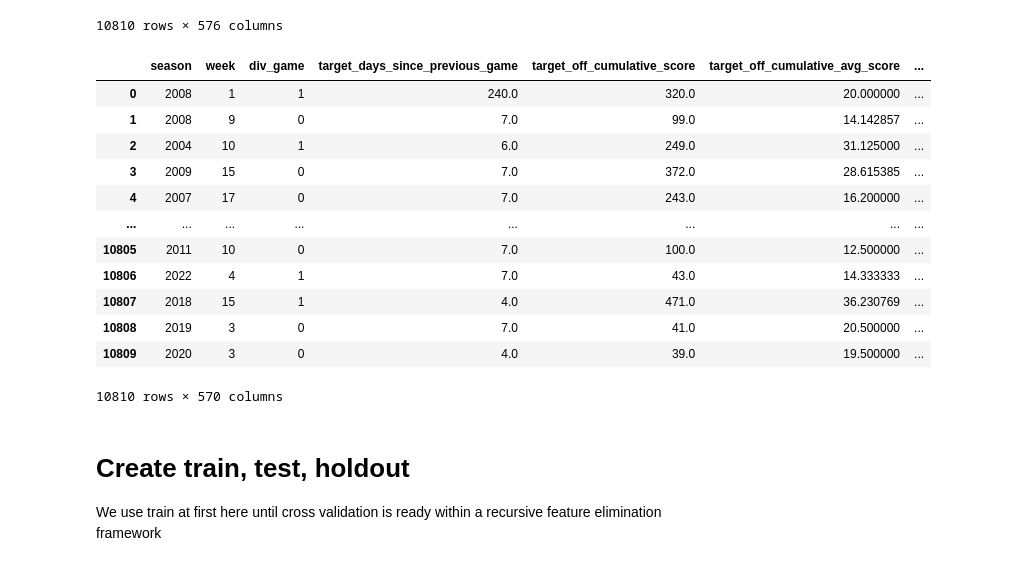
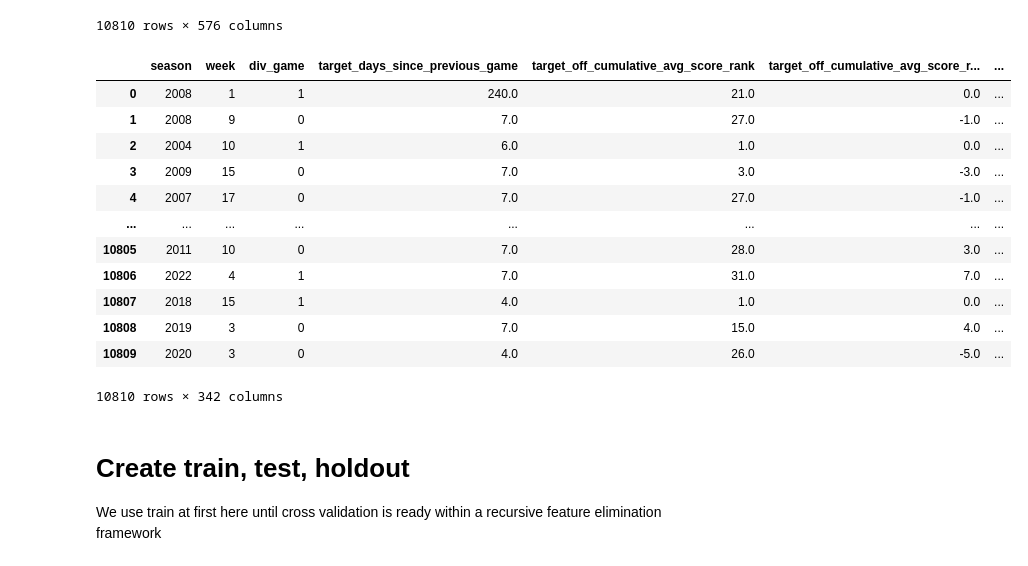
Before and after one commit to darkhark/nfl-predictions, a Jupyter notebook: notebooks/model_training/predict_games/schedule_and_weekly/cross_validation/rfe.ipynb, the cells around one changed output. Cells and saved outputs as stored; diff of their text form; code cells hidden in the pictures.

```diff
--- a/notebooks/model_training/predict_games/schedule_and_weekly/cross_validation/rfe.ipynb
+++ b/notebooks/model_training/predict_games/schedule_and_weekly/cross_validation/rfe.ipynb
@@ -63,26 +63,40 @@ INPUT_DATA
 | 10809 | 2023_18_BUF_MIA | 2023 | 18 | MIA | 14.0 | BUF | 21.0 | 1 | ... |
 10810 rows × 576 columns
 # %%
-model_inputs_df = INPUT_DATA[MODEL_FEATURES_BEFORE_RFE['feature']]
+# Rank-only experiment (PR #28): drop every non-rank feature derived from a cumulative
+# value -- the cumulative averages, their week-over-week changes, and the cumulative sums --
+# keeping only the rank / rank-change features (plus raw per-game stats and context).
+# This removes the highly-correlated source columns so RFE can surface the rank signal
+# directly. Set RANK_ONLY = False to restore the full-feature pipeline.
+RANK_ONLY = True
+
+candidate_features = list(MODEL_FEATURES_BEFORE_RFE['feature'])
+if RANK_ONLY:
+    candidate_features = [
+        f for f in candidate_features
+        if 'cumulative' not in f or f.endswith('_rank') or f.endswith('_rank_change')
+    ]
+
+model_inputs_df = INPUT_DATA[candidate_features]
 # randomize the data
 model_inputs_df = model_inputs_df.sample(
     frac=1, random_state=RANDOM_SEED
 ).reset_index(drop=True)
 model_inputs_df
 # %% [output]
-|  | season | week | div_game | target_days_since_previous_game | target_off_cumulative_score | target_off_cumulative_avg_score | ... |
-| 0 | 2008 | 1 | 1 | 240.0 | 320.0 | 20.000000 | ... |
-| 1 | 2008 | 9 | 0 | 7.0 | 99.0 | 14.142857 | ... |
-| 2 | 2004 | 10 | 1 | 6.0 | 249.0 | 31.125000 | ... |
-| 3 | 2009 | 15 | 0 | 7.0 | 372.0 | 28.615385 | ... |
-| 4 | 2007 | 17 | 0 | 7.0 | 243.0 | 16.200000 | ... |
+|  | season | week | div_game | target_days_since_previous_game | target_off_cumulative_avg_score_rank | target_off_cumulative_avg_score_r... | ... |
+| 0 | 2008 | 1 | 1 | 240.0 | 21.0 | 0.0 | ... |
+| 1 | 2008 | 9 | 0 | 7.0 | 27.0 | -1.0 | ... |
+| 2 | 2004 | 10 | 1 | 6.0 | 1.0 | 0.0 | ... |
+| 3 | 2009 | 15 | 0 | 7.0 | 3.0 | -3.0 | ... |
+| 4 | 2007 | 17 | 0 | 7.0 | 27.0 | -1.0 | ... |
 | ... | ... | ... | ... | ... | ... | ... | ... |
-| 10805 | 2011 | 10 | 0 | 7.0 | 100.0 | 12.500000 | ... |
-| 10806 | 2022 | 4 | 1 | 7.0 | 43.0 | 14.333333 | ... |
-| 10807 | 2018 | 15 | 1 | 4.0 | 471.0 | 36.230769 | ... |
-| 10808 | 2019 | 3 | 0 | 7.0 | 41.0 | 20.500000 | ... |
-| 10809 | 2020 | 3 | 0 | 4.0 | 39.0 | 19.500000 | ... |
+| 10805 | 2011 | 10 | 0 | 7.0 | 28.0 | 3.0 | ... |
+| 10806 | 2022 | 4 | 1 | 7.0 | 31.0 | 7.0 | ... |
+| 10807 | 2018 | 15 | 1 | 4.0 | 1.0 | 0.0 | ... |
+| 10808 | 2019 | 3 | 0 | 7.0 | 15.0 | 4.0 | ... |
+| 10809 | 2020 | 3 | 0 | 4.0 | 26.0 | -5.0 | ... |
-10810 rows × 570 columns
+10810 rows × 342 columns
 # %% [markdown]
 # Create train, test, holdout
 We use train at first here until cross validation is ready within a recursive feature elimination framework
```
Also changed, not shown: parts of 4 cells of this notebook, 4 other files.
